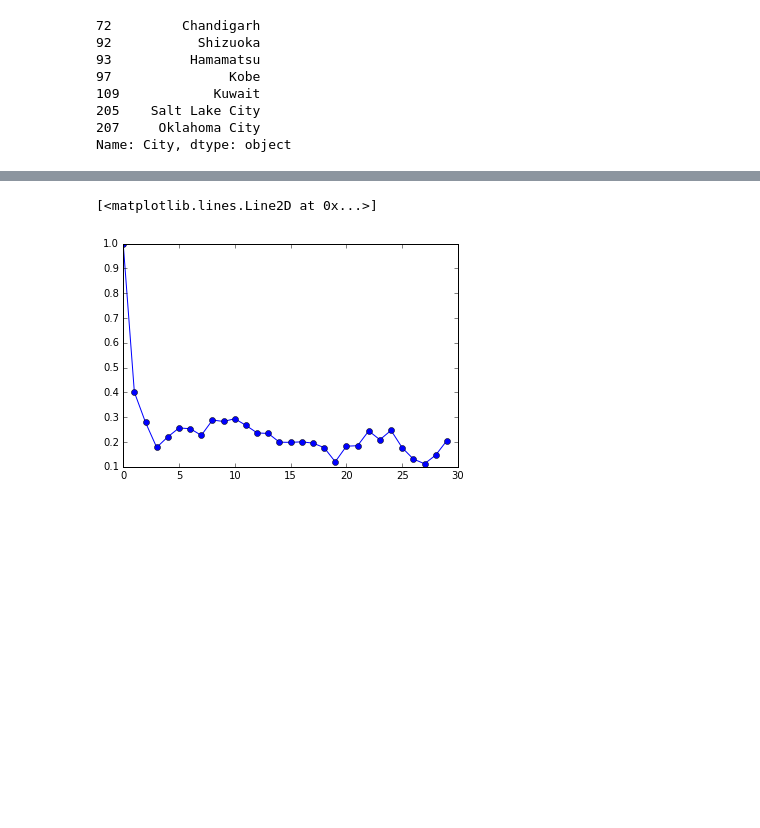
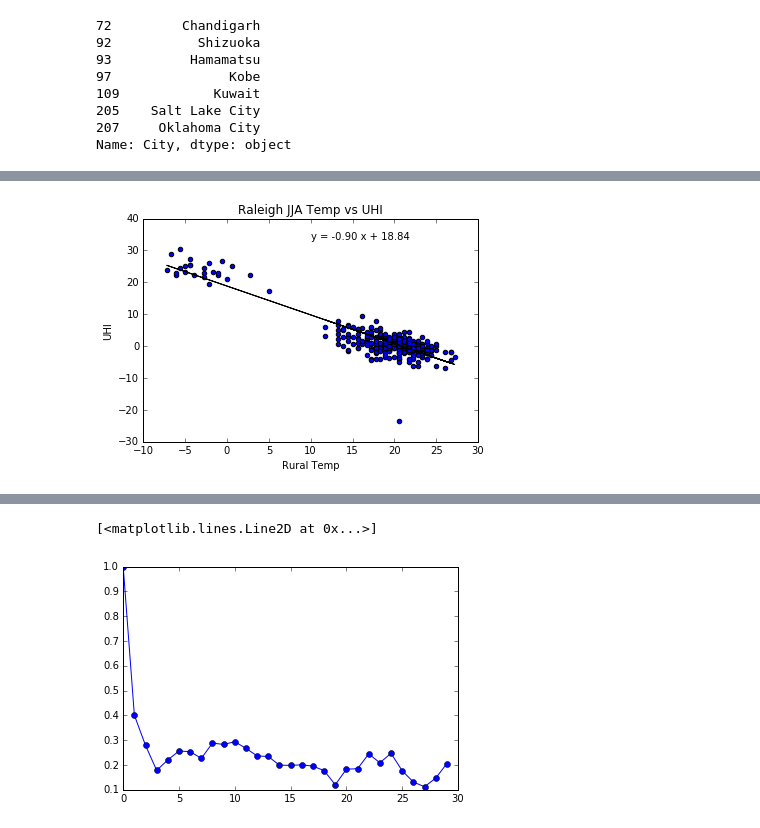
Before and after one commit to gottscott/heat, a Jupyter notebook: HeatwavesAndUHI.ipynb, the cells around one changed output, grey strips where cells are left out. Saved outputs shown, nothing was run; the diff lists cells and outputs as text; code cells hidden in the pictures; blank space fills up the shorter version.

```diff
--- a/HeatwavesAndUHI.ipynb
+++ b/HeatwavesAndUHI.ipynb
@@ -710,0 +748,92 @@ results_df.to_csv('large_results.csv')
+# %%
+# Look at scatterplots of UHI vs. temp for the following cities:
+# high negative: Raleigh, San Francisco
+# high positive: SLC, OKC
+# low correlation: San Antonio, Nashville
+
+selected_city_index = [209, 230,205, 207, 208, 212 ]
+paired_df = pairs[(pairs['Urban brightness'] - pairs['Rural brightness'] > 30) & (pairs['Urban station'].str.contains('US'))]
+paired_df = paired_df.loc[[209, 230,205, 207, 208, 212 ]]
+
+slopes           = np.zeros(paired_df.shape[0])
+residuals        = np.zeros(paired_df.shape[0])
+correlations     = np.zeros(paired_df.shape[0])
+p_values         = np.zeros(paired_df.shape[0])
+n_events         = np.zeros(paired_df.shape[0])
+urban_start_date = np.zeros(paired_df.shape[0])
+urban_end_date   = np.zeros(paired_df.shape[0])
+rural_start_date = np.zeros(paired_df.shape[0])
+rural_end_date   = np.zeros(paired_df.shape[0])
+
+for i in range(0, paired_df.shape[0]):
+    city = paired_df.iloc[i]['City']
+    city = unicode(city, errors = 'ignore')
+    urbanID = paired_df.iloc[i]['Urban station']
+    ruralID = paired_df.iloc[i]['Rural station']
+    print city
+    # Downloadd from NCDC the station data, using the station ID listed in station list
+    urbandata = ulmo.ncdc.ghcn_daily.get_data(urbanID,
+                                         as_dataframe=True, update = False)
+    ruraldata = ulmo.ncdc.ghcn_daily.get_data(ruralID,
+                                         as_dataframe=True, update = False)
+    if ('TMIN' in urbandata.keys()) & ('TMIN' in ruraldata.keys()) & (np.intersect1d(urbandata['TMIN']['1985-01-01':].index, ruraldata['TMIN']['1985-01-01':].index).shape[0] > 300):
+    #if ('TMIN' in urbandata.keys()) & ('TMIN' in ruraldata.keys()) :
+        # Find the date at which they both start
+        startdate = max(min(ruraldata['TMIN'].index), min(urbandata['TMIN'].index))
+
+        # Calculate minimum daily thresholds starting from 1985
+        rural_tmin = pd.to_numeric(ruraldata['TMIN']['1985-01-01':].value/10.) #rural tmin
+        urban_tmin = pd.to_numeric(urbandata['TMIN']['1985-01-01':].value/10.)
+        #temp = tmin
+
+        rural_start_date[i] = rural_tmin[~np.isnan(rural_tmin)].index[0].year
+        rural_end_date[i]   = rural_tmin[~np.isnan(rural_tmin)].index[-1].year
+        urban_start_date[i] = urban_tmin[~np.isnan(urban_tmin)].index[0].year
+        urban_end_date[i]   = urban_tmin[~np.isnan(urban_tmin)].index[-1].year
+
+        #calculate UHI
+        UHI = urban_tmin - rural_tmin#pd.to_numeric(urbandata['TMIN'].value/10.)[tmin.index] - tmin
+        #UHImax = pd.to_numeric(urbandata['TMAX'].value/10.)[tmax.index] - tmax
+
+        x = rural_tmin[np.logical_or(rural_tmin.index.month==6, rural_tmin.index.month==7, rural_tmin.index.month==8)]
+        x = x[x>5]
+        y = UHI[np.logical_or(UHI.index.month==6, UHI.index.month==7, UHI.index.month==8)]
+        ind = ~np.isnan(y) & ~np.isnan(x) # subset values that aren't NaNs
+
+        plt.figure()
+        hw_scatter(x[ind],y[ind],'%s JJA Temp vs UHI'%city, 'Rural Temp', 'UHI')
+        try:
+            V = np.polyfit(x[ind],y[ind],1, full = True)
+            r, p = scipy.stats.pearsonr(x[ind],y[ind])
+            slopes[i] = V[0][0]
+            residuals[i] = V[1][0]
+            correlations[i] = r# np.corrcoef(x[ind],y[ind])[0,1]
+            p_values[i] = p
+            n_events[i] = ind.values.sum()
+
+            #hw_scatter(x[ind],y[ind],'%s JJA Temp vs UHI'%city, 'Rural Temp', 'UHI')
+        except TypeError :
+            slopes[i] = np.nan
+            residuals[i] = np.nan
+            correlations[i] = np.nan
+            p_values[i] = np.nan
+        except IndexError :
+            residuals[i] = np.nan
+    else :
+        slopes[i] = np.nan
+        residuals[i] = np.nan
+        correlations[i] = np.nan
+        p_values[i] = np.nan
+
+results_df = pd.DataFrame()
+results_df['City']  = paired_df['City']
+results_df['Slope'] = slopes
+results_df['Residual'] = residuals
+results_df['Correlation'] = correlations
+results_df['P Values'] = p_values
+results_df['Urban start date'] = urban_start_date
+results_df['Urban end date'] = urban_end_date
+results_df['Rural start date'] = rural_start_date
+results_df['Rural end date'] = rural_end_date
+results_df['Number Data Points'] = n_events
+# %% [output]
@@ -710,0 +846 @@ results_df.to_csv('large_results.csv')
+[figure, added]
```
Also changed, not shown: parts of 25 cells of this notebook, 1 other file.
